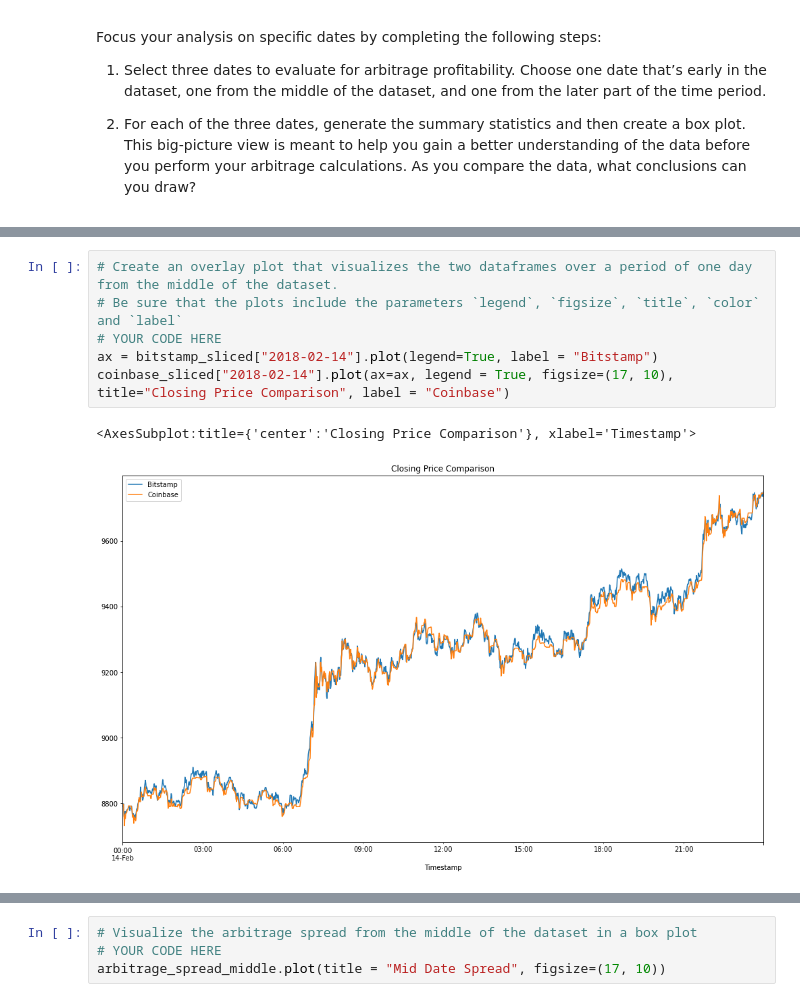
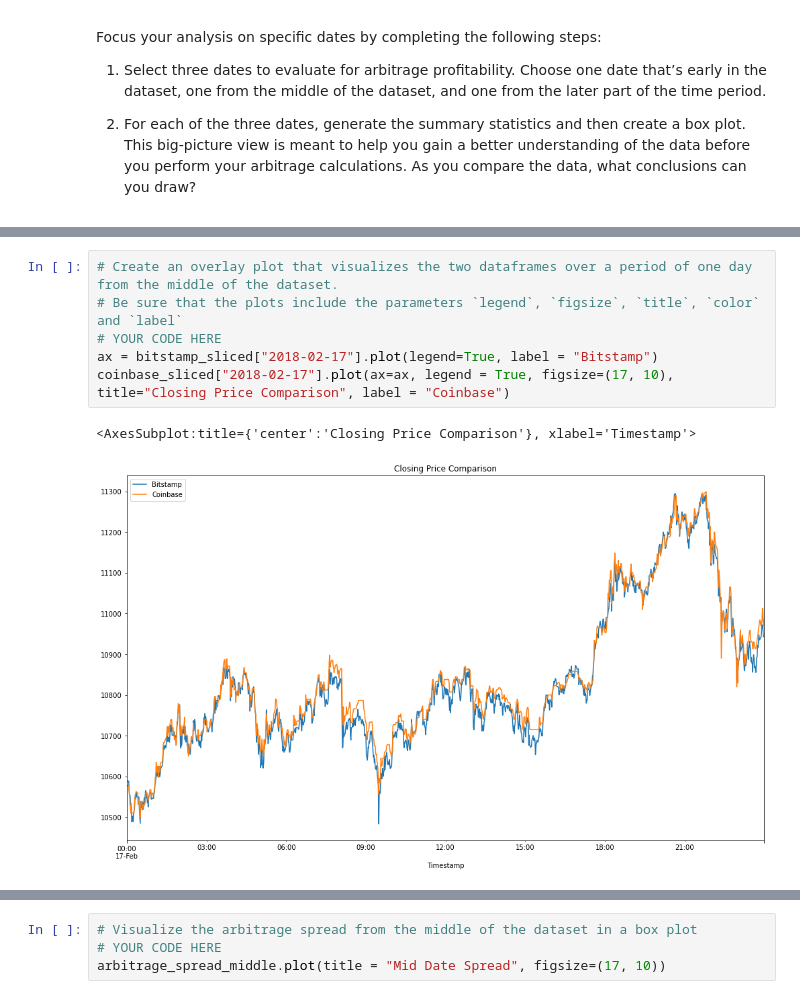
Before and after one commit to etanwinograd/Challenge3, a Jupyter notebook: crypto_arbitrage.ipynb, the cells around one changed output, grey strips where cells are left out. Saved outputs shown, nothing was run; the diff lists cells and outputs as text.

```diff
--- a/crypto_arbitrage.ipynb
+++ b/crypto_arbitrage.ipynb
@@ -429,12 +427,12 @@ arbitrage_spread_early.plot(kind="box", title = "Early Date Spread")
 # %%
 # Create an overlay plot that visualizes the two dataframes over a period of one day from the middle of the dataset.
 # Be sure that the plots include the parameters `legend`, `figsize`, `title`, `color` and `label`
 # YOUR CODE HERE
-ax = bitstamp_sliced["2018-02-14"].plot(legend=True, label = "Bitstamp")
-coinbase_sliced["2018-02-14"].plot(ax=ax, legend = True, figsize=(17, 10), title="Closing Price Comparison", label = "Coinbase")
+ax = bitstamp_sliced["2018-02-17"].plot(legend=True, label = "Bitstamp")
+coinbase_sliced["2018-02-17"].plot(ax=ax, legend = True, figsize=(17, 10), title="Closing Price Comparison", label = "Coinbase")
 # %% [output]
 <AxesSubplot:title={'center':'Closing Price Comparison'}, xlabel='Timestamp'>
-[figure, old version]
+[figure, new version]
 # %%
 # Using the date in the middle that you have selected, calculate the arbitrage spread
 # by subtracting the bitstamp lower closing prices from the coinbase higher closing prices
```
Also changed, not shown: parts of 10 cells of this notebook.
